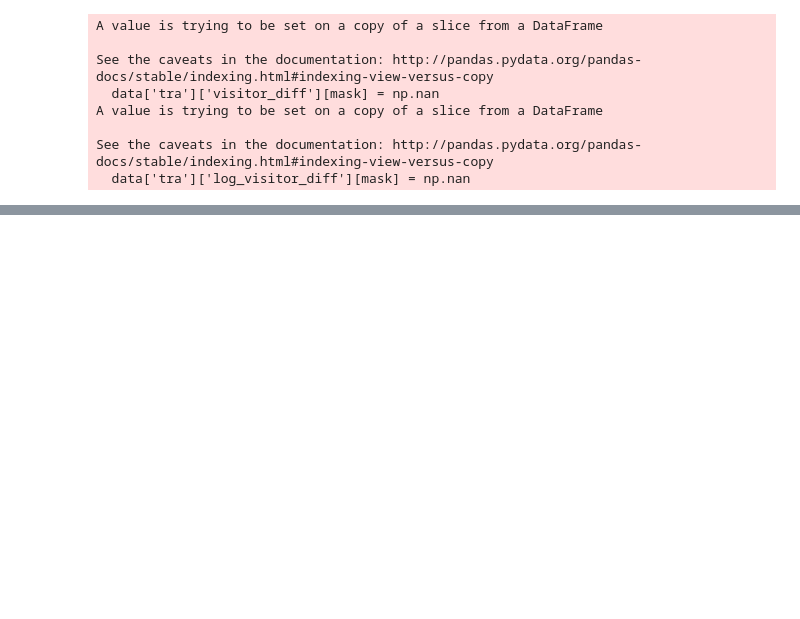
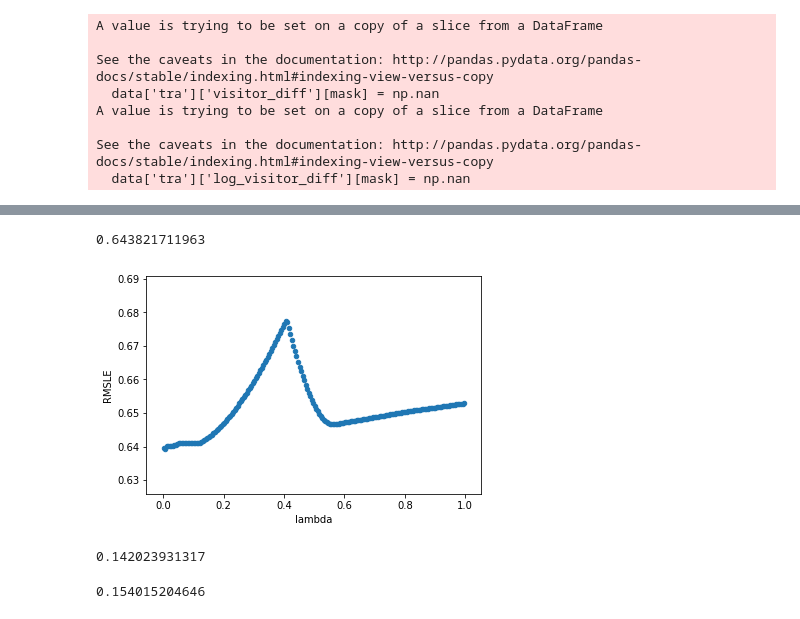
Before and after one commit to lamesen/RecruitRestaurantVisitorForecasting, a Jupyter notebook: PredictiveModeling.ipynb, the cells around one changed output, grey strips where cells are left out. Saved outputs shown, nothing was run; the diff lists cells and outputs as text; code cells hidden in the pictures; blank space fills up the shorter version.

Commit message:
linear models | lgbm

```diff
--- a/PredictiveModeling.ipynb
+++ b/PredictiveModeling.ipynb
@@ -15,4 +26,4 @@ A value is trying to be set on a copy of a slice from a DataFrame
 See the caveats in the documentation: http://pandas.pydata.org/pandas-docs/stable/indexing.html#indexing-view-versus-copy
   data['tra']['log_visitor_diff'][mask] = np.nan
 # %%
-train, test = recruit_utils.create_train_test(data, stores, clean=True)
+train, test = recruit_utils.create_train_test(data, stores, clean=True, predict_large_party=True)
@@ -22,0 +98,8 @@ train.shape
+# %%
+# Define list of main predictor variables for visualizations
+categorical_predictors = ['day', 'month', 'air_area_name', 'day_of_week',
+                    'air_genre_name', 'holiday_flg']
+
+numeric_predictors = ['median_visitors', 'max_visitors', 'min_visitors', 'rv2_x', 'rs2_x']
+
+subset = numeric_predictors + categorical_predictors
@@ -22,0 +149,9 @@ train.shape
+# %%
+lm = linear_model.LinearRegression()
+y = train[target_columns[1]].as_matrix()
+X = train[subset].as_matrix()
+
+cv_results = recruit_utils.time_series_cv(y, X, lm)
+print(np.mean(cv_results))
+# %% [output]
+0.643821711963
@@ -22,0 +163,20 @@ train.shape
+# %%
+subset = train.columns.values.tolist()
+subset = [col for col in subset if col not in target_columns + id_columns]
+subset.remove('visit_date')
+# %%
+y = train[target_columns[1]].as_matrix()
+X = train[subset].as_matrix()
+cv_results_df = pd.DataFrame(columns=['lambda', 'RMSLE'])
+
+for alpha in np.arange(0.001, 1.000, 0.005):
+    clf = linear_model.Lasso(alpha=alpha)
+
+    cv_results = recruit_utils.time_series_cv(y, X, clf)
+    temp_df = pd.DataFrame([[alpha, np.mean(cv_results)]], columns=['lambda', 'RMSLE'])
+    cv_results_df = cv_results_df.append(temp_df, ignore_index=True)
+
+cv_results_df.plot.scatter(x='lambda', y='RMSLE')
+lasso_cv_results_df = cv_results_df
+# %% [output]
+[figure, added]
@@ -22,0 +193,4 @@ train.shape
+# %%
+print(np.mean(rfr_cv_results))
+# %% [output]
+0.142023931317
@@ -22,0 +200,4 @@ train.shape
+# %%
+print(np.mean(lgbm_cv_results))
+# %% [output]
+0.154015204646
```
Also changed, not shown: parts of 17 cells of this notebook, 3 other files.
